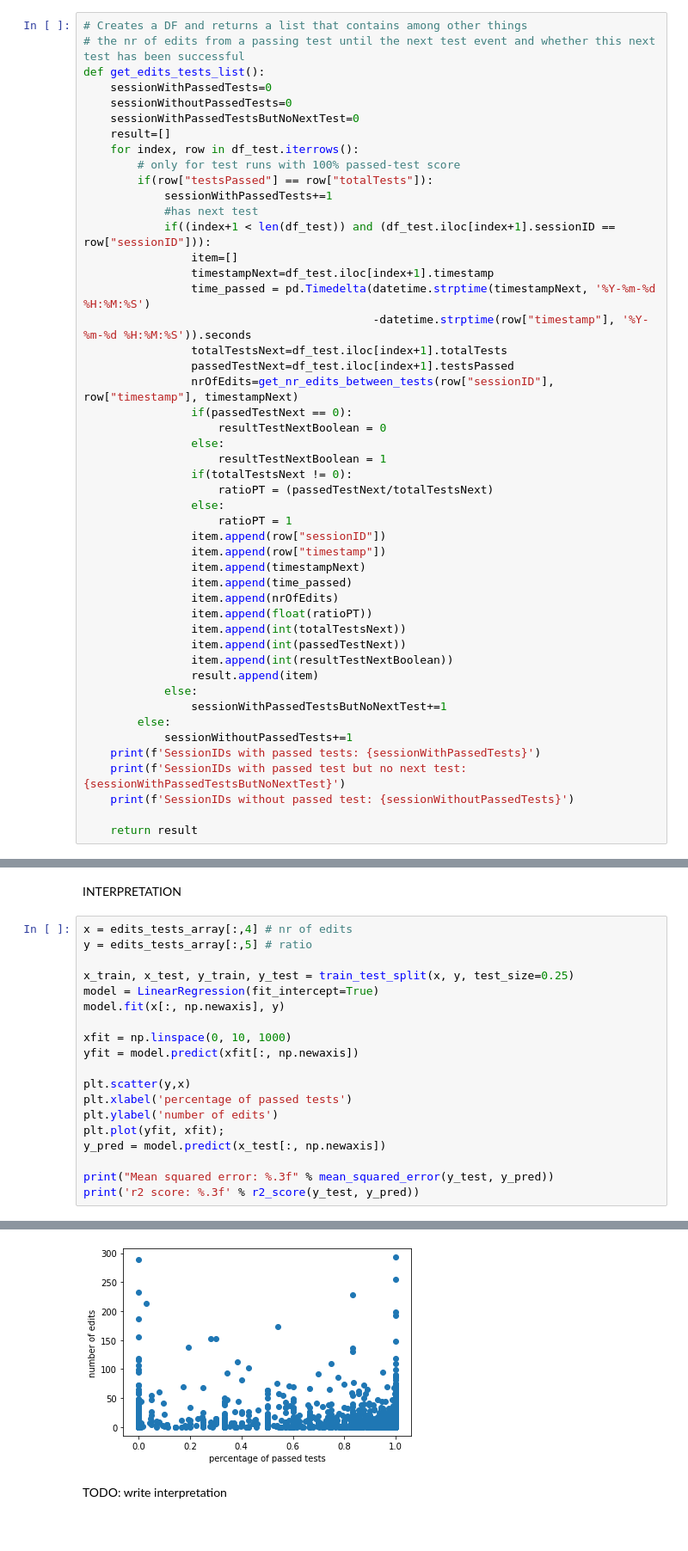
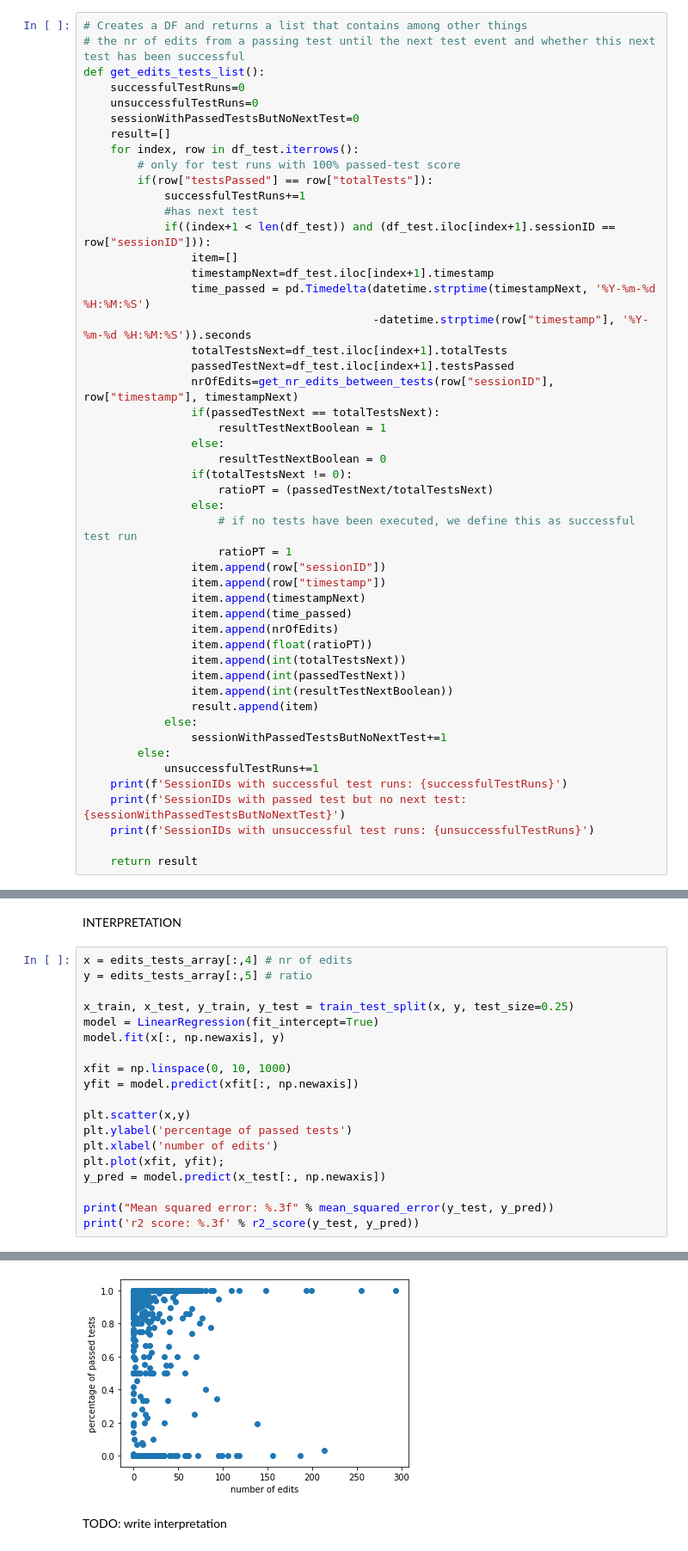
Before and after one commit to sesi200/bigdataanalytics-project, a Jupyter notebook: analysis/Report.ipynb, the cells around one changed output, grey strips where cells are left out. Shown at 86% size. Drawn from its saved outputs; the diff is of its cells as text.

```diff
--- a/analysis/Report.ipynb
+++ b/analysis/Report.ipynb
@@ -521,14 +484,14 @@ def create_df(resultArray):
 # Creates a DF and returns a list that contains among other things
 # the nr of edits from a passing test until the next test event and whether this next test has been successful
 def get_edits_tests_list():
-    sessionWithPassedTests=0
-    sessionWithoutPassedTests=0
+    successfulTestRuns=0
+    unsuccessfulTestRuns=0
     sessionWithPassedTestsButNoNextTest=0
     result=[]
     for index, row in df_test.iterrows():
         # only for test runs with 100% passed-test score
         if(row["testsPassed"] == row["totalTests"]):
-            sessionWithPassedTests+=1
+            successfulTestRuns+=1
             #has next test
             if((index+1 < len(df_test)) and (df_test.iloc[index+1].sessionID == row["sessionID"])):
                 item=[]
@@ -538,13 +501,14 @@ def get_edits_tests_list():
                 totalTestsNext=df_test.iloc[index+1].totalTests
                 passedTestNext=df_test.iloc[index+1].testsPassed
                 nrOfEdits=get_nr_edits_between_tests(row["sessionID"], row["timestamp"], timestampNext)
-                if(passedTestNext == 0):
+                if(passedTestNext == totalTestsNext):
+                    resultTestNextBoolean = 1
+                else:
                     resultTestNextBoolean = 0
-                else:
-                    resultTestNextBoolean = 1
                 if(totalTestsNext != 0):
                     ratioPT = (passedTestNext/totalTestsNext)
                 else:
+                    # if no tests have been executed, we define this as successful test run
                     ratioPT = 1
                 item.append(row["sessionID"])
                 item.append(row["timestamp"])
@@ -559,10 +523,10 @@ def get_edits_tests_list():
             else:
                 sessionWithPassedTestsButNoNextTest+=1
         else:
-            sessionWithoutPassedTests+=1
-    print(f'SessionIDs with passed tests: {sessionWithPassedTests}')
+            unsuccessfulTestRuns+=1
+    print(f'SessionIDs with successful test runs: {successfulTestRuns}')
     print(f'SessionIDs with passed test but no next test: {sessionWithPassedTestsButNoNextTest}')
-    print(f'SessionIDs without passed test: {sessionWithoutPassedTests}')
+    print(f'SessionIDs with unsuccessful test runs: {unsuccessfulTestRuns}')
 
     return result
 # %%
@@ -1022,10 +988,10 @@ model.fit(x[:, np.newaxis], y)
 xfit = np.linspace(0, 10, 1000)
 yfit = model.predict(xfit[:, np.newaxis])
 
-plt.scatter(y,x)
-plt.xlabel('percentage of passed tests')
-plt.ylabel('number of edits')
-plt.plot(yfit, xfit);
+plt.scatter(x,y)
+plt.ylabel('percentage of passed tests')
+plt.xlabel('number of edits')
+plt.plot(xfit, yfit);
 y_pred = model.predict(x_test[:, np.newaxis])
 
 print("Mean squared error: %.3f" % mean_squared_error(y_test, y_pred))
@@ -1036,4 +1002,4 @@ r2 score: -0.000
-[figure, old version]
+[figure, new version]
 # %% [markdown]
 TODO: write interpretation
 # %% [markdown]
```
Also changed, not shown: parts of 9 cells of this notebook.
